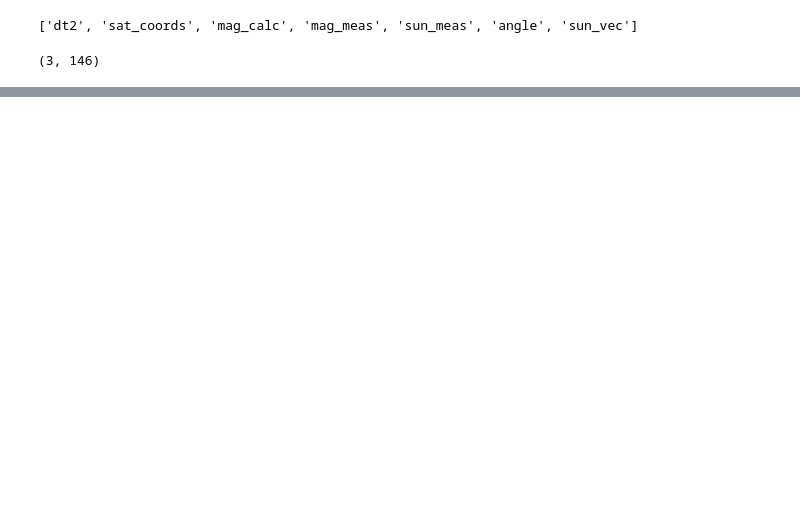
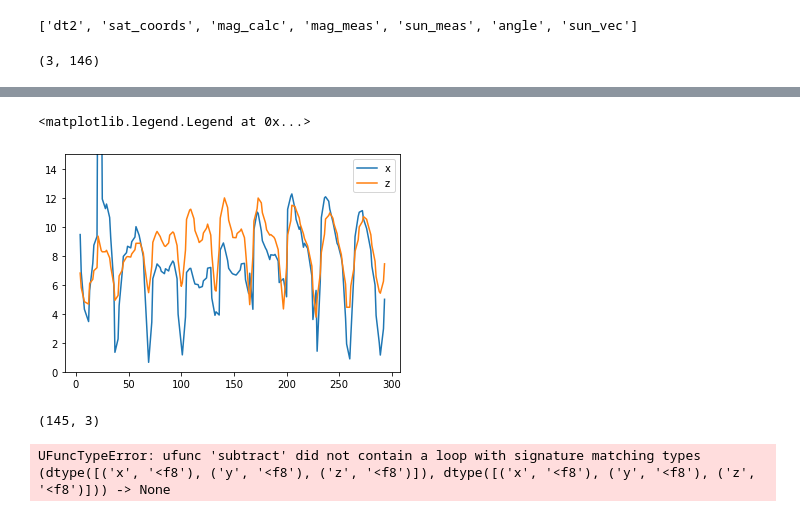
Before and after one commit to limu007/cube, a Jupyter notebook: Attitude_computed.ipynb, the cells around one changed output, grey strips where cells are left out. Drawn from its saved outputs; the diff is of its cells as text; code cells hidden in the pictures; blank space fills up the shorter version.

```diff
--- a/Attitude_computed.ipynb
+++ b/Attitude_computed.ipynb
@@ -77,0 +109,9 @@ array([-0.22113231,  0.8427924 , -0.49057264])
+# %%
+pl.plot(dt2[1:],np.rad2deg(angdif_x)/ddt)
+pl.plot(dt2[1:],np.rad2deg(angdif_z)/ddt)
+pl.ylim(0,15)
+#pl.grid()
+pl.legend(["x","z"])
+# %% [output]
+<matplotlib.legend.Legend at 0x...>
+[figure, added]
@@ -77,0 +129,8 @@ array([-0.22113231,  0.8427924 , -0.49057264])
+# %%
+eci_body[:,:,2].shape
+# %% [output]
+(145, 3)
+# %%
+sat_loc[j]-sat_loc[j-1]
+# %% [output]
+UFuncTypeError: ufunc 'subtract' did not contain a loop with signature matching types (dtype([('x', '<f8'), ('y', '<f8'), ('z', '<f8')]), dtype([('x', '<f8'), ('y', '<f8'), ('z', '<f8')])) -> None
```
Also changed, not shown: parts of 22 cells of this notebook, 1 other file.
